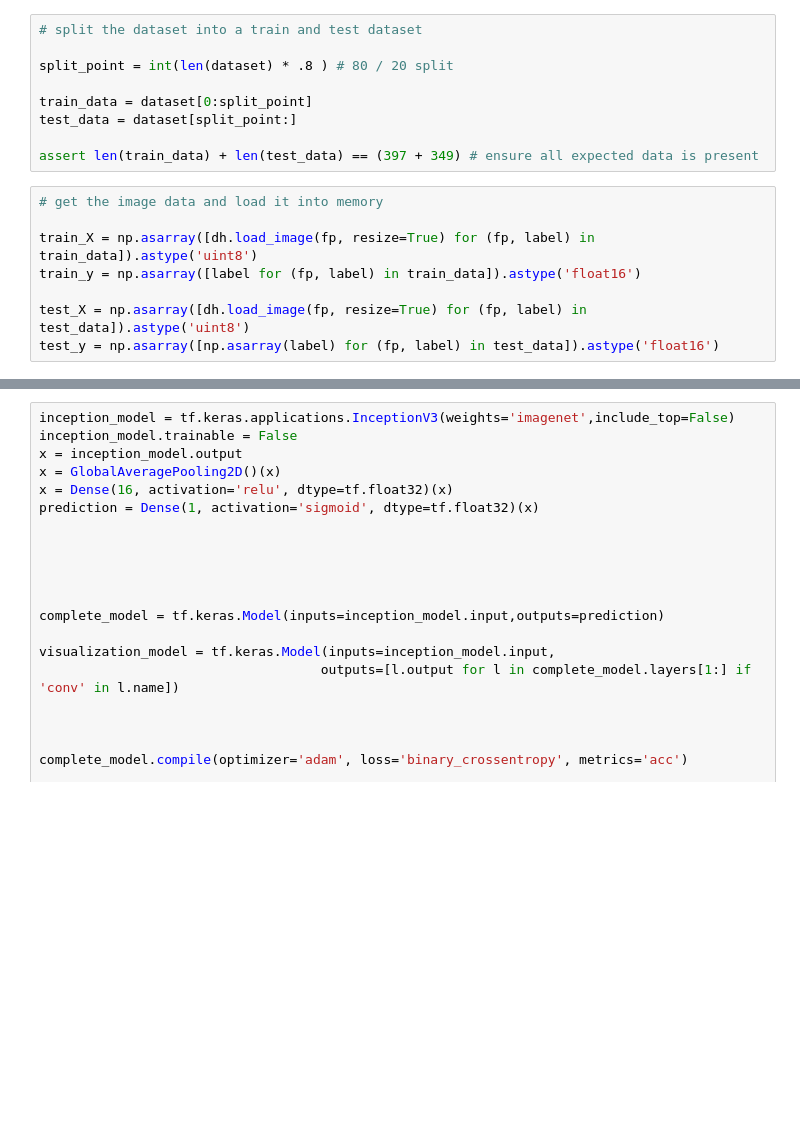
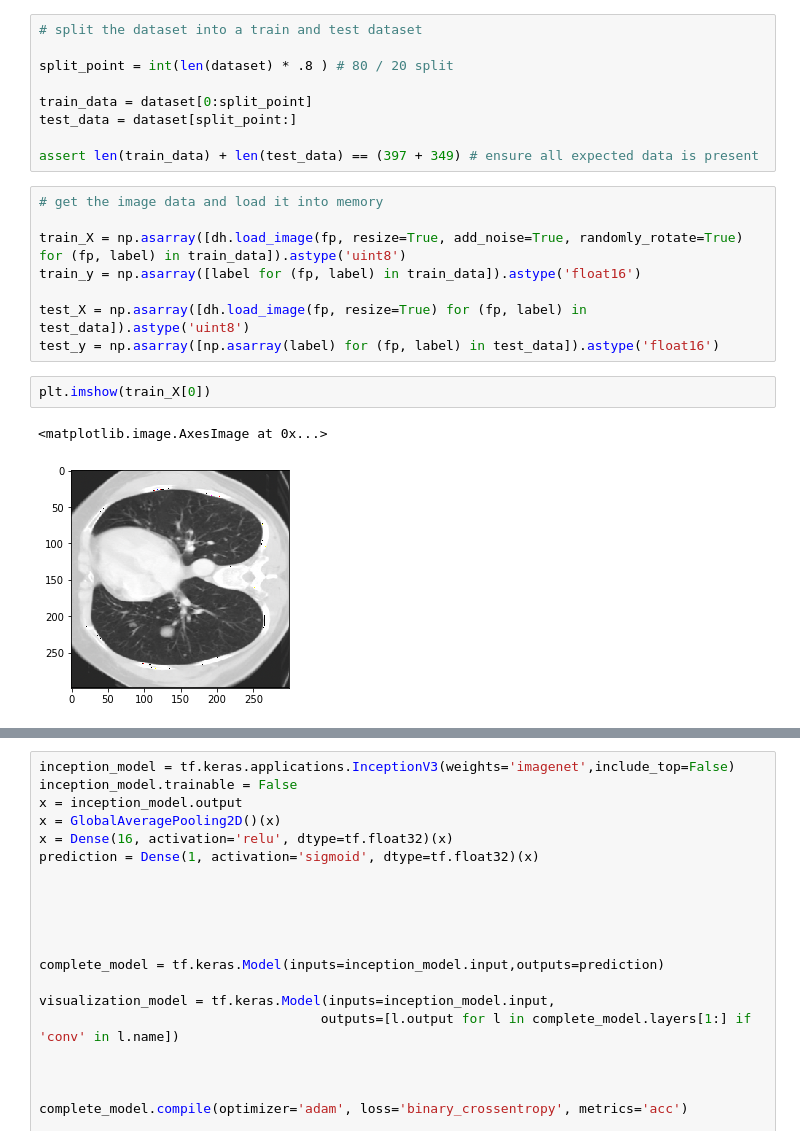
Before and after one commit to akarsh8/COVID-19-CT-image-analysis, a Jupyter notebook: CNN_Visualization.ipynb, the cells around one changed output, grey strips where cells are left out. Saved outputs shown, nothing was run; the diff lists cells and outputs as text; blank space fills up the shorter version.

Commit message:
Fixed resizing function, added random noise adder, added random rotation

```diff
--- a/CNN_Visualization.ipynb
+++ b/CNN_Visualization.ipynb
@@ -60,11 +60,16 @@ assert len(train_data) + len(test_data) == (397 + 349) # ensure all expected dat
 # %%
 # get the image data and load it into memory
 
-train_X = np.asarray([dh.load_image(fp, resize=True) for (fp, label) in train_data]).astype('uint8')
+train_X = np.asarray([dh.load_image(fp, resize=True, add_noise=True, randomly_rotate=True) for (fp, label) in train_data]).astype('uint8')
 train_y = np.asarray([label for (fp, label) in train_data]).astype('float16')
 
 test_X = np.asarray([dh.load_image(fp, resize=True) for (fp, label) in test_data]).astype('uint8')
 test_y = np.asarray([np.asarray(label) for (fp, label) in test_data]).astype('float16')
+# %%
+plt.imshow(train_X[0])
+# %% [output]
+<matplotlib.image.AxesImage at 0x...>
+[figure, added]
 # %%
 # Sequential API
 '''
```
Also changed, not shown: parts of 5 cells of this notebook, 1 other file.
